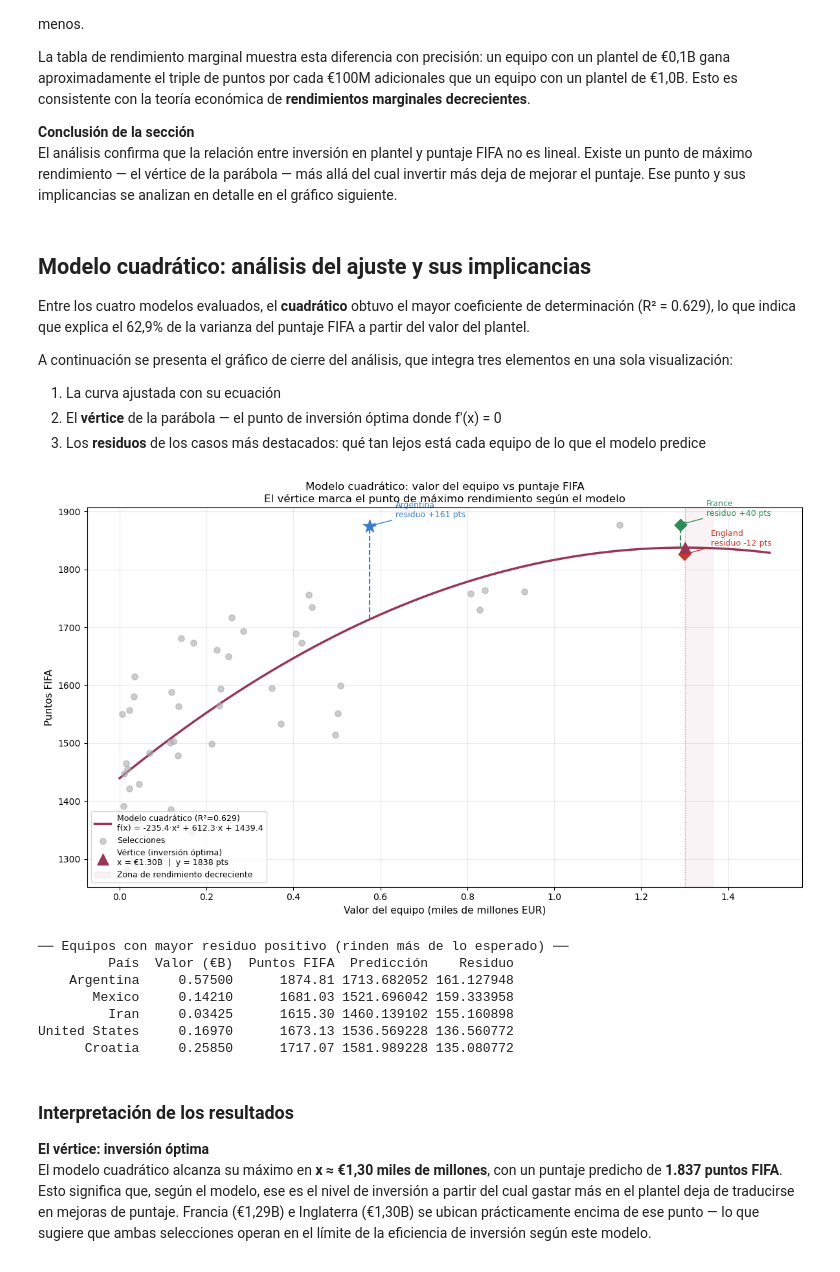
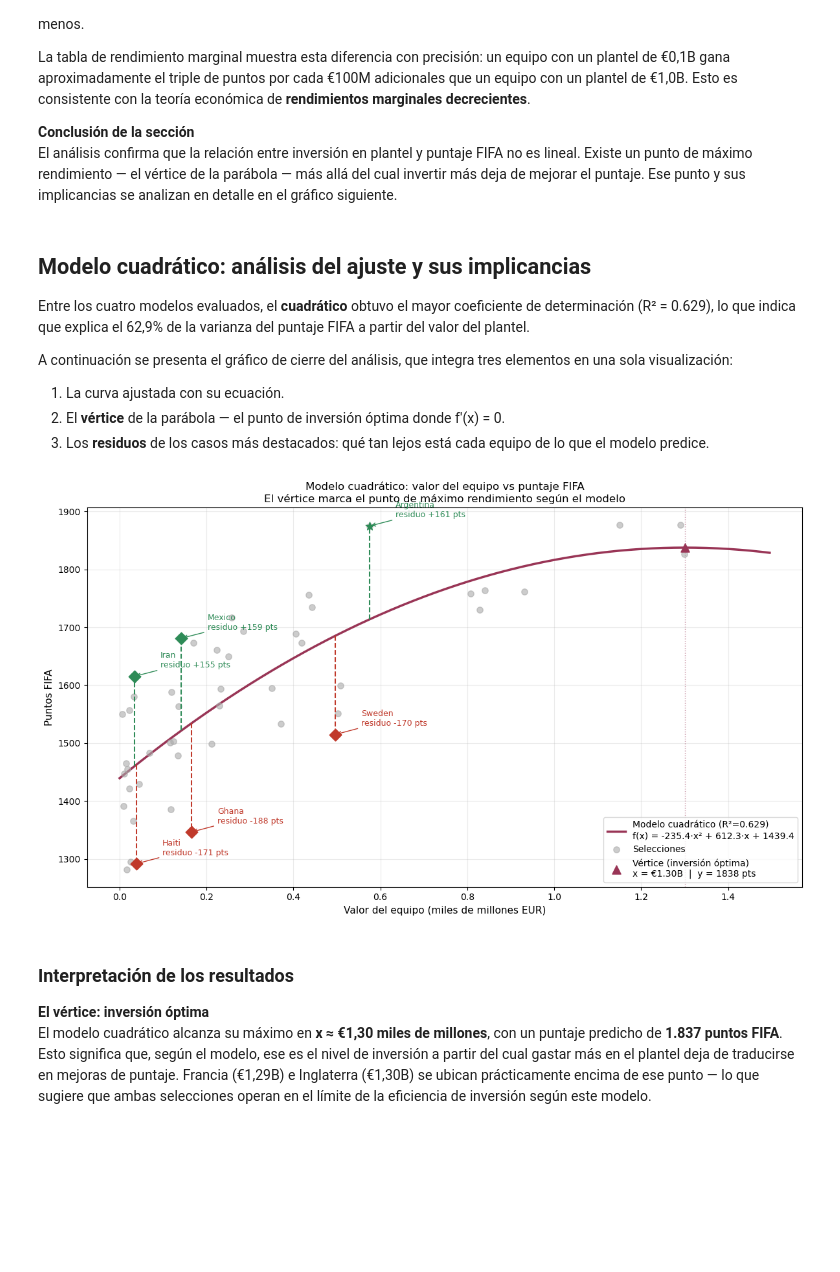
Before and after one commit to gleo1973/tp-laboratorio-mcag-1c2026, a Jupyter notebook: Laboratorio_TP_2026.ipynb, the cells around one changed output. Cells and saved outputs as stored; diff of their text form; code cells hidden in the pictures; blank space fills up the shorter version.

```diff
--- a/Laboratorio_TP_2026.ipynb
+++ b/Laboratorio_TP_2026.ipynb
@@ -869,37 +966,24 @@ del puntaje FIFA a partir del valor del plantel.
 A continuación se presenta el gráfico de cierre del análisis, que integra tres
 elementos en una sola visualización:
 
-1. La curva ajustada con su ecuación
-2. El **vértice** de la parábola — el punto de inversión óptima donde f'(x) = 0
+1. La curva ajustada con su ecuación.
+2. El **vértice** de la parábola — el punto de inversión óptima donde f'(x) = 0.
 3. Los **residuos** de los casos más destacados: qué tan lejos está cada equipo
-   de lo que el modelo predice
+   de lo que el modelo predice.
 # %%
-# ─────────────────────────────────────────────────────────────────────────────
+# Esta celda cuenta con asistencia de IA (prompt detallado anteriormente)
+
 # Modelo cuadrático con vértice, residuos y casos destacados
-# Este gráfico es la conclusión visual de la Sección 3.5 del TP.
-# ─────────────────────────────────────────────────────────────────────────────
 
-# ── 1. Parámetros del modelo cuadrático  ───────────────
-a_c, b_c, c_c = params_cuad
-
-x_vertice = -b_c / (2 * a_c)
-y_vertice = modelo_cuadratico(x_vertice, a_c, b_c, c_c)
-
-# ── 2. Residuos ───────────────────────────────────────────────────────────────
-df_paises_f["x_b"]     = df_paises_f["valor_en_euros"] / 1_000_000_000
-df_paises_f["y_pred"]  = modelo_cuadratico(df_paises_f["x_b"], a_c, b_c, c_c)
-df_paises_f["residuo"] = df_paises_f["puntos_FIFA"] - df_paises_f["y_pred"]
-
-# ── 3. Gráfico ────────────────────────────────────────────────────────────────
 fig, ax = plt.subplots(figsize=(12, 7))
 
-# Curva del modelo cuadrático
+# Curva del modelo cuadrático ajustado
 x_curve = np.linspace(0, x_vertice * 1.15, 300)
 ax.plot(
     x_curve,
     modelo_cuadratico(x_curve, a_c, b_c, c_c),
     color="#993556", lw=2.5, zorder=2,
-    label=f"Modelo cuadrático (R²=0.629)\nf(x) = {a_c:.1f}·x² + {b_c:.1f}·x + {c_c:.1f}"
+    label=f"Modelo cuadrático (R²={r2_cuad:.3f})\nf(x) = {a_c:.1f}·x² + {b_c:.1f}·x + {c_c:.1f}"
 )
 
 # Todos los equipos (puntos grises)
@@ -908,86 +992,61 @@ ax.scatter(
     color="#AAAAAA", alpha=0.6, s=45, zorder=3, label="Selecciones"
 )
 
-# Casos destacados: Argentina, Francia, Inglaterra
+# Casos destacados: se marca cada equipo y su residuo (distancia vertical al
+# modelo), reutilizando las columnas y_pred y residuo ya calculadas.
 casos = {
-    "Argentina": {"color": "#3A7DC9", "marker": "*", "size": 220},
-    "France":    {"color": "#2E8B57", "marker": "D", "size": 90},
-    "England":   {"color": "#C0392B", "marker": "D", "size": 90},
+    "Argentina": {"color": "#2E8B57", "marker": "*", "size": 90}, #ponemos los tres con mayor residuo positivo
+    "Mexico":    {"color": "#2E8B57", "marker": "D", "size": 90},
+    "Iran":   {"color": "#2E8B57", "marker": "D", "size": 90},
+    "Ghana":   {"color": "#C0392B", "marker": "D", "size": 90}, #ponemos los tres con mayor residuo negativo
+    "Haiti":   {"color": "#C0392B", "marker": "D", "size": 90},
+    "Sweden":   {"color": "#C0392B", "marker": "D", "size": 90},
 }
 for pais, estilo in casos.items():
     fila = df_paises_f[df_paises_f["pais"] == pais].iloc[0]
     ax.scatter(
         fila["x_b"], fila["puntos_FIFA"],
-        color=estilo["color"], marker=estilo["marker"],
-        s=estilo["size"], zorder=5
+        color=estilo["color"], marker=estilo["marker"], s=estilo["size"], zorder=5
     )
-    # Línea de residuo (distancia al modelo)
+    # Línea punteada que representa el residuo (real vs predicho)
     ax.plot(
         [fila["x_b"], fila["x_b"]],
         [fila["y_pred"], fila["puntos_FIFA"]],
         color=estilo["color"], lw=1.5, ls="--", zorder=4
     )
-    # Etiqueta con el residuo
     signo = "+" if fila["residuo"] > 0 else ""
     ax.annotate(
         f"{pais}\nresiduo {signo}{fila['residuo']:.0f} pts",
         xy=(fila["x_b"], fila["puntos_FIFA"]),
         xytext=(fila["x_b"] + 0.06, fila["puntos_FIFA"] + 15),
         fontsize=9, color=estilo["color"],
         arrowprops=dict(arrowstyle="->", color=estilo["color"], lw=1)
     )
 
-# Vértice
+# Vértice (máximo del modelo) y zona de rendimientos decrecientes a su derecha
 ax.scatter(
     x_vertice, y_vertice,
-    color="#993556", marker="^", s=150, zorder=5,
+    color="#993556", marker="^", s=90, zorder=5,
     label=f"Vértice (inversión óptima)\nx = €{x_vertice:.2f}B  |  y = {y_vertice:.0f} pts"
 )
 ax.axvline(x_vertice, color="#993556", lw=1, ls=":", alpha=0.5)
 
-# Zona de rendimientos decrecientes
-ax.axvspan(
-    x_vertice, df_paises_f["x_b"].max() * 1.05,
-    alpha=0.06, color="#993556",
-    label="Zona de rendimiento decreciente"
-)
 
 ax.set_title(
     "Modelo cuadrático: valor del equipo vs puntaje FIFA\n"
     "El vértice marca el punto de máximo rendimiento según el modelo",
     fontsize=12
 )
 ax.set_xlabel("Valor del equipo (miles de millones EUR)", fontsize=11)
 ax.set_ylabel("Puntos FIFA", fontsize=11)
-ax.legend(fontsize=9, loc="lower left")
+ax.legend(fontsize=10, loc="lower right")
 ax.grid(True, alpha=0.25)
 
 plt.tight_layout()
 plt.savefig("imagenes/modelo_cuadratico_vertice.png", dpi=150, bbox_inches="tight")
 plt.show()
-
-# ── 4. Tabla de residuos destacados ───────────────────────────────────────────
-print("── Equipos con mayor residuo positivo (rinden más de lo esperado) ──")
-print(df_paises_f[["pais", "x_b", "puntos_FIFA", "y_pred", "residuo"]]
-      .sort_values("residuo", ascending=False)
-      .head(5)
-      .rename(columns={
-          "pais":        "País",
-          "x_b":         "Valor (€B)",
-          "puntos_FIFA": "Puntos FIFA",
-          "y_pred":      "Predicción",
-          "residuo":     "Residuo"
-      })
-      .to_string(index=False))
 # %% [output]
-[figure, old version]
+[figure, new version]
-── Equipos con mayor residuo positivo (rinden más de lo esperado) ──
-         País  Valor (€B)  Puntos FIFA  Predicción    Residuo
-    Argentina     0.57500      1874.81 1713.682052 161.127948
-       Mexico     0.14210      1681.03 1521.696042 159.333958
-         Iran     0.03425      1615.30 1460.139102 155.160898
-United States     0.16970      1673.13 1536.569228 136.560772
-      Croatia     0.25850      1717.07 1581.989228 135.080772
 # %% [markdown]
 ### Interpretación de los resultados
 
```
Also changed, not shown: parts of 15 cells of this notebook, 4 other files.
